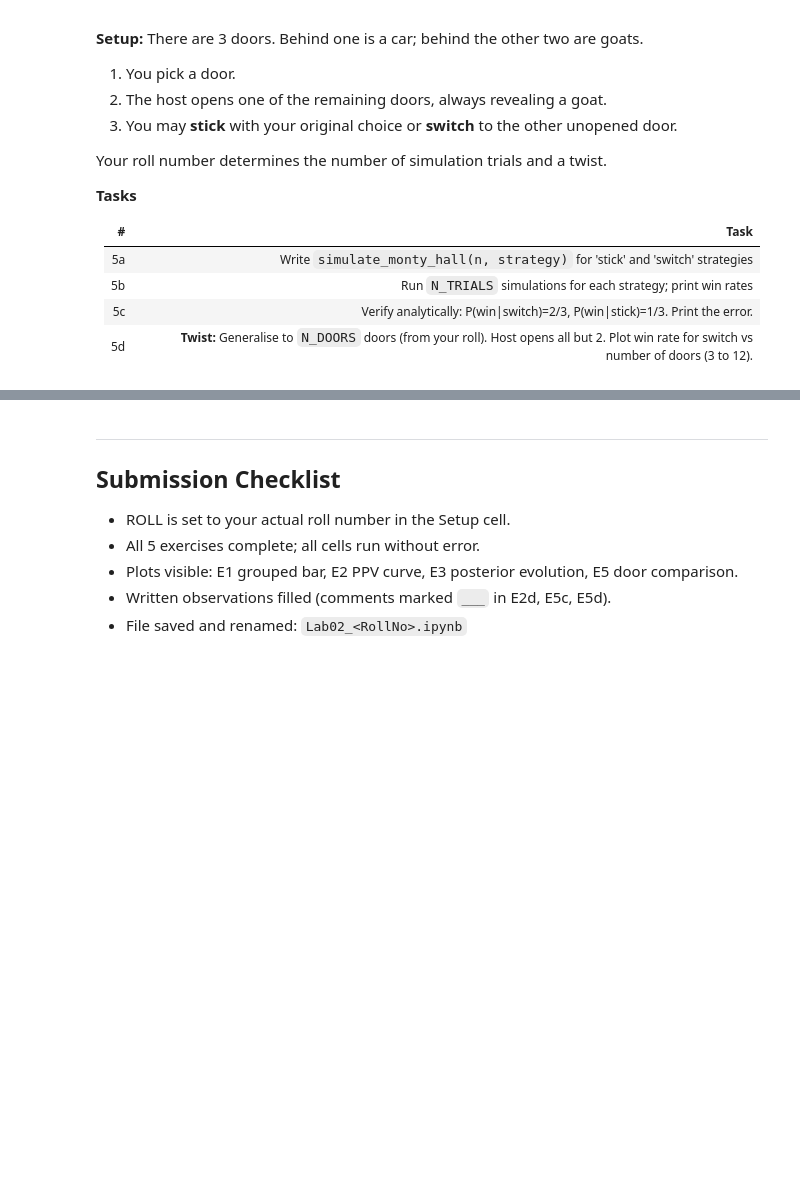
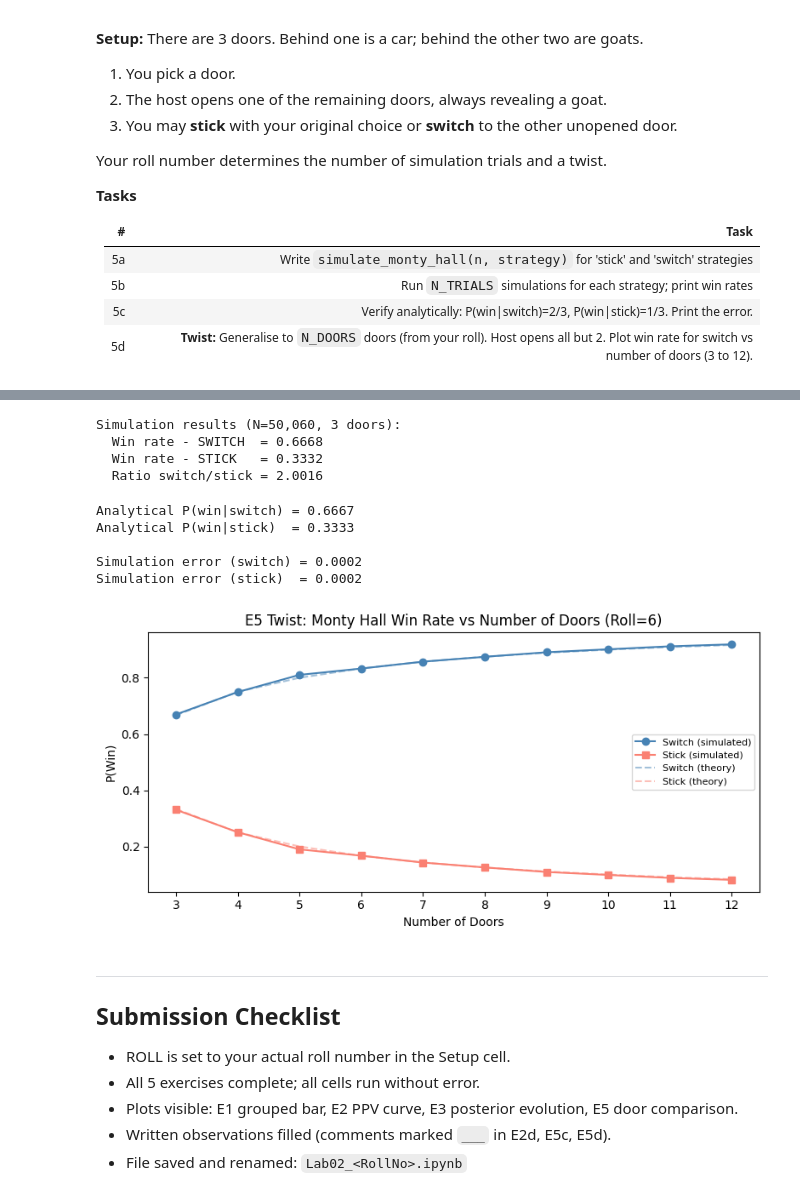
Before and after one commit to adithyan-cell/Python, a Jupyter notebook: 22AIE301_Lab_02_aie24006.ipynb, the cells around one changed output, grey strips where cells are left out. Drawn from its saved outputs; the diff is of its cells as text; code cells hidden in the pictures; blank space fills up the shorter version.

```diff
--- a/22AIE301_Lab_02_aie24006.ipynb
+++ b/22AIE301_Lab_02_aie24006.ipynb
@@ -746,16 +804,21 @@ print(f"Quick test (switch, 3 doors): win rate = {t:.4f}  ")
 # %%
 # ── 5b: Run and compare strategies ──────────────────────────
-win_switch = simulate_monty_hall(___, 'switch', 3)
-win_stick  = simulate_monty_hall(___, 'stick',  3)
+win_switch = simulate_monty_hall(N_TRIALS, 'switch', 3)
+win_stick  = simulate_monty_hall(N_TRIALS, 'stick',  3)
 
 print(f"Simulation results (N={N_TRIALS:,}, 3 doors):")
 print(f"  Win rate - SWITCH  = {win_switch:.4f}")
 print(f"  Win rate - STICK   = {win_stick:.4f}")
 print(f"  Ratio switch/stick = {win_switch/win_stick:.4f}  ")
+# %% [output]
+Simulation results (N=50,060, 3 doors):
+  Win rate - SWITCH  = 0.6668
+  Win rate - STICK   = 0.3332
+  Ratio switch/stick = 2.0016
 # %%
 # ── 5c: Verify against analytical values ─────────────────────
-P_win_switch_theory = ___   # fill the fraction
-P_win_stick_theory  = ___   # fill the fraction
+P_win_switch_theory = 2/3   # fill the fraction
+P_win_stick_theory  = 1/3   # fill the fraction
 
 print(f"Analytical P(win|switch) = {P_win_switch_theory:.4f}")
 print(f"Analytical P(win|stick)  = {P_win_stick_theory:.4f}")
@@ -765,9 +828,15 @@ print(f"Simulation error (stick)  = {abs(win_stick  - P_win_stick_theory):.4f}")
 
 # Derive analytically why P(win|switch) = 2/3:
 # EXPLANATION (fill in):
-# If you pick the car  (prob = ___), switching makes you ___.
-# If you pick a goat   (prob = ___), switching makes you ___.
-# So P(win|switch) = ___
+# If you pick the car  (prob = 1/3), switching makes you LOSE.
+# If you pick a goat   (prob = 2/3), switching makes you WIN.
+# So P(win|switch) = (2/3 * 1) + (1/3 * 0) = 2/3
+# %% [output]
+Analytical P(win|switch) = 0.6667
+Analytical P(win|stick)  = 0.3333
+
+Simulation error (switch) = 0.0002
+Simulation error (stick)  = 0.0002
 # %%
 # ── 5d: Twist — generalise to N_DOORS ────────────────────────
 # With k doors, host opens k-2 goat doors, leaving 2 doors.
@@ -778,37 +847,39 @@ print(f"Simulation error (stick)  = {abs(win_stick  - P_win_stick_theory):.4f}")
 door_range    = range(3, 13)
 switch_rates  = []
 stick_rates   = []
 
 for k in door_range:
-    sw = simulate_monty_hall(20_000, ___, k)
-    st = simulate_monty_hall(20_000, ___, k)
+    sw = simulate_monty_hall(20_000, 'switch', k)
+    st = simulate_monty_hall(20_000, 'stick',  k)
     switch_rates.append(sw)
     stick_rates.append(st)
 
 # Analytical P(win|switch) for k doors = (k-1)/k
 theory_switch = [(k-1)/k for k in door_range]
 theory_stick  = [1/k     for k in door_range]
 
 plt.figure(figsize=(8, 4))
 plt.plot(list(door_range), switch_rates, 'o-', color='steelblue',
          label='Switch (simulated)')
 plt.plot(list(door_range), stick_rates,  's-', color='salmon',
          label='Stick (simulated)')
 plt.plot(list(door_range), theory_switch, '--', color='steelblue',
          alpha=0.5, label='Switch (theory)')
 plt.plot(list(door_range), theory_stick,  '--', color='salmon',
          alpha=0.5, label='Stick (theory)')
 plt.xlabel('Number of Doors')
 plt.ylabel('P(Win)')
 plt.title(f'E5 Twist: Monty Hall Win Rate vs Number of Doors (Roll={ROLL})')
 plt.xticks(list(door_range))
 plt.legend(fontsize=8)
 plt.tight_layout()
 plt.show()
 
 # Write your observation:
-# As the number of doors increases, the advantage of switching ___
-# because ___
+# As the number of doors increases, the advantage of switching _increases significantly_
+# because _the probability of initially picking a goat (k-1)/k increases, and switching always wins if you initially picked a goat, which becomes more likely with more doors. Conversely, the probability of initially picking the car (1/k) decreases, making the 'stick' strategy less effective._
+# %% [output]
+[figure, added]
 # %% [markdown]
 ---
 ## Submission Checklist
```
Also changed, not shown: parts of 16 cells of this notebook.
